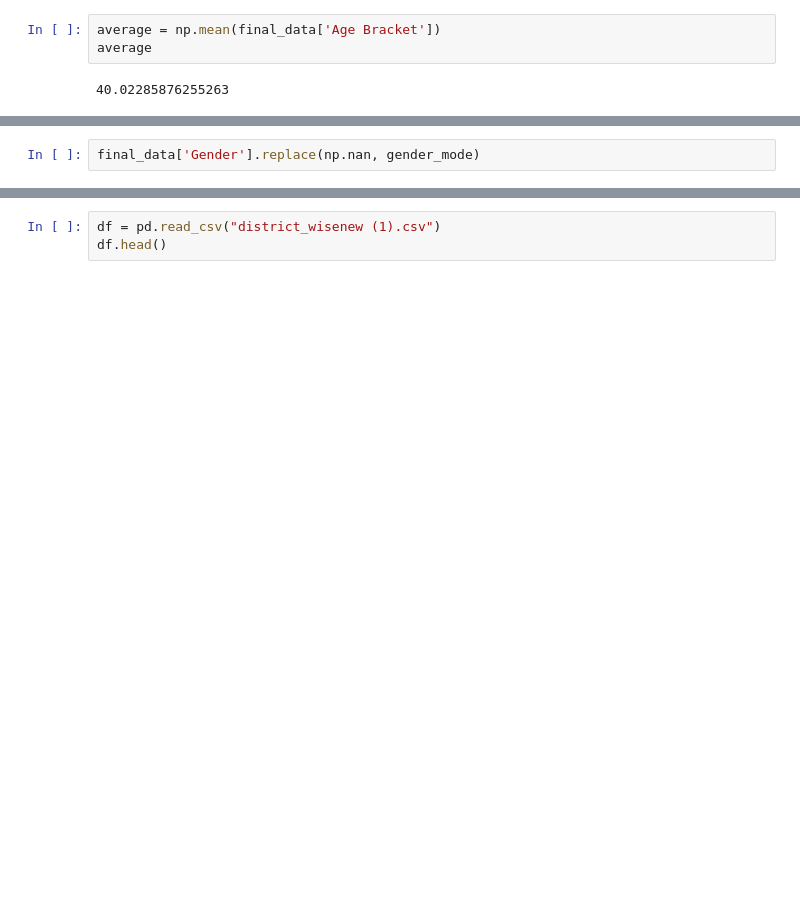
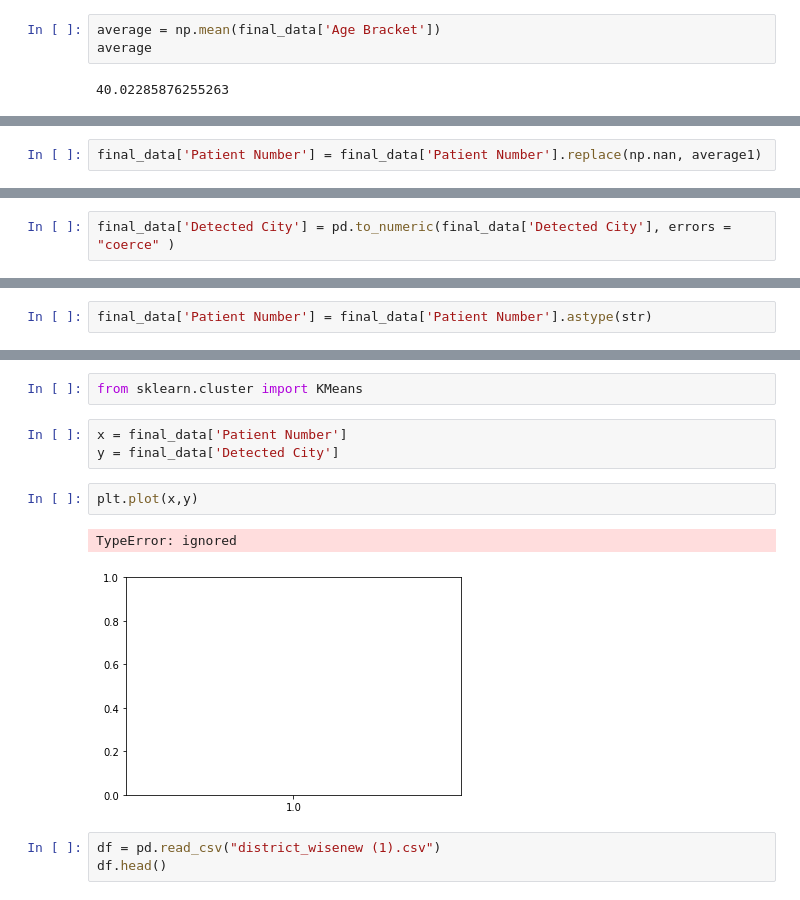
Before and after one commit to gryffindor-guy/Prioritize-vaccine-delivery-using-AI-ML, a Jupyter notebook: Prioritize_vaccine_delivery.ipynb, the cells around one changed output, grey strips where cells are left out. Drawn from its saved outputs; the diff is of its cells as text; blank space fills up the shorter version.

```diff
--- a/Prioritize_vaccine_delivery.ipynb
+++ b/Prioritize_vaccine_delivery.ipynb
@@ -190,2 +170,2 @@ gender_mode = mode(final_data['Gender'])
 # %%
-final_data['Gender'].replace(np.nan, gender_mode)
+final_data['Patient Number'] = final_data['Patient Number'].replace(np.nan, average1)
@@ -218,0 +226,2 @@ dtype: object
+# %%
+final_data['Detected City'] = pd.to_numeric(final_data['Detected City'], errors = "coerce" )
@@ -218,0 +233,2 @@ dtype: object
+# %%
+final_data['Patient Number'] = final_data['Patient Number'].astype(str)
@@ -219,3 +278,13 @@ dtype: object
+# %%
+from sklearn.cluster import KMeans
+# %%
+x = final_data['Patient Number']
+y = final_data['Detected City']
+# %%
+plt.plot(x,y)
+# %% [output]
+TypeError: ignored
+[figure, added]
 # %%
 df = pd.read_csv("district_wisenew (1).csv")
 df.head()
```
Also changed, not shown: parts of 30 cells of this notebook.
